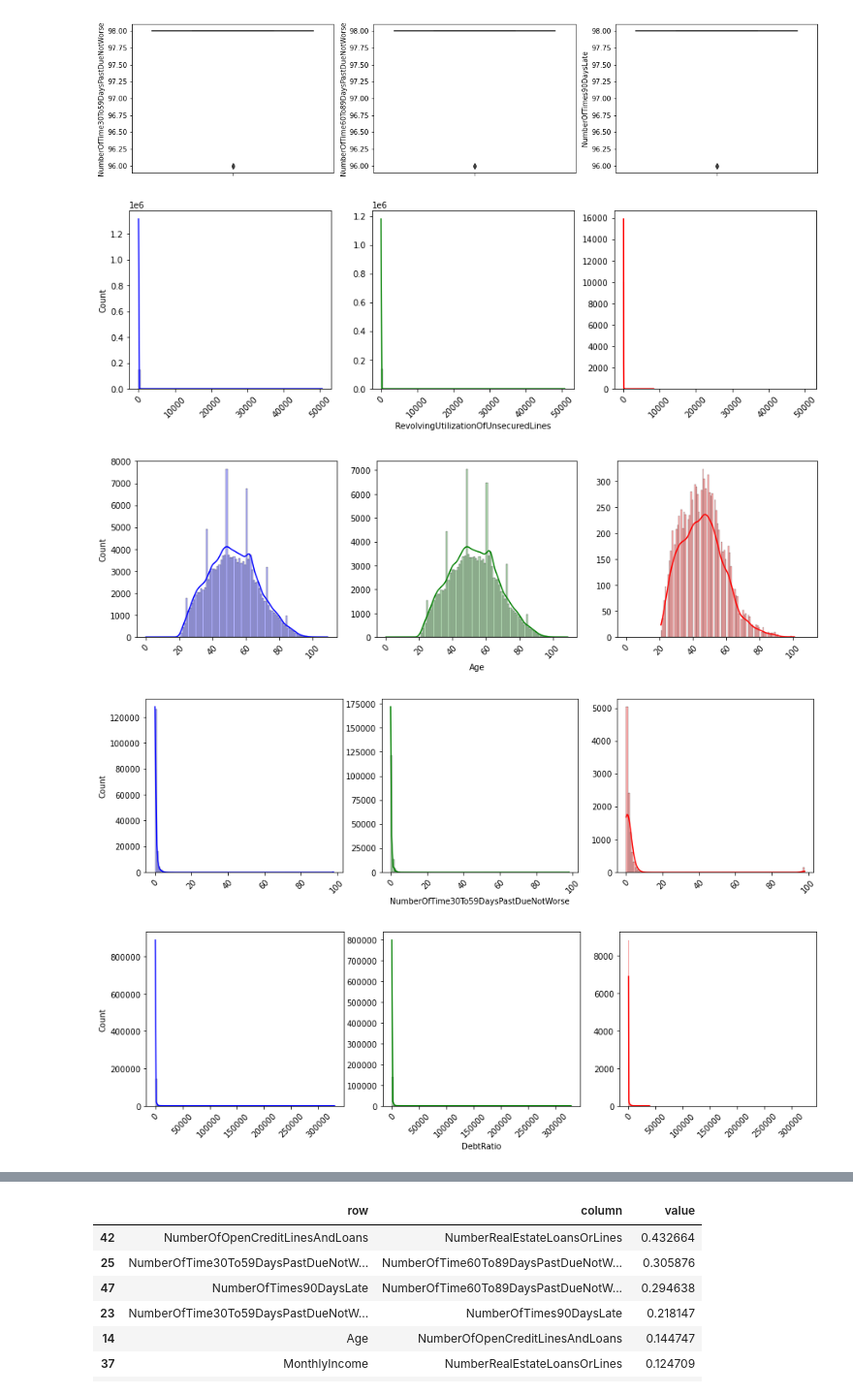
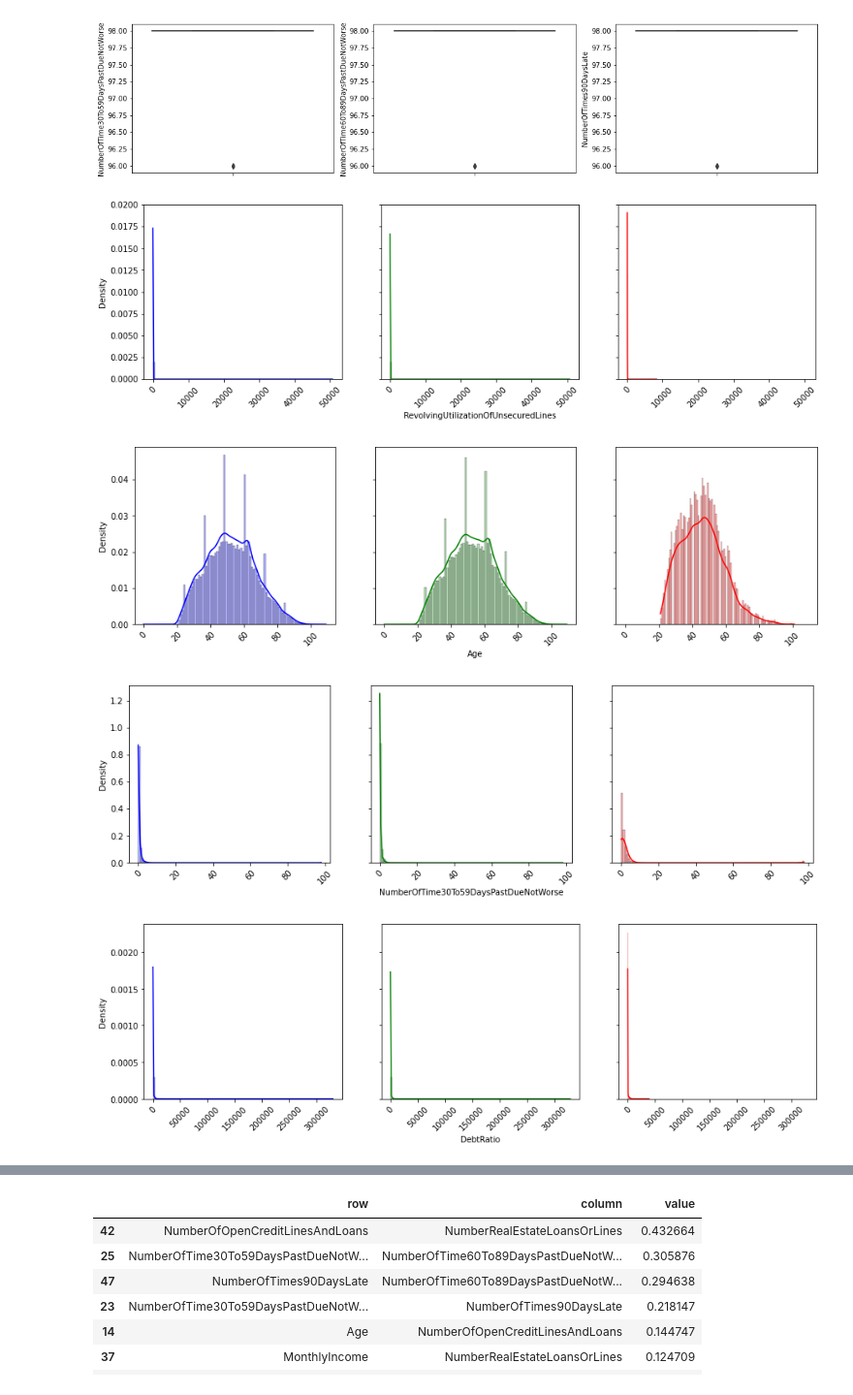
Before and after one commit to muqtafiakhmad/analysis-loan, a Jupyter notebook: profile.ipynb, the cells around one changed output, grey strips where cells are left out. Shown at 97% size. Cells and saved outputs as stored; diff of their text form; code cells hidden in the pictures.

```diff
--- a/profile.ipynb
+++ b/profile.ipynb
@@ -31,7 +31,7 @@ dataset.head()
 | 3 | 4 | 0 | 0.233810 | 30.0 | 0 | 0.036050 | ... |
 | 4 | 5 | 0 | 0.907239 | 49.0 | 1 | 0.024926 | ... |
 # %%
-dataset['Label'] = dataset.apply(lambda row: 'no_issue' if row['SeriousDlqin2yrs'] == 0 else 'fail', axis=1)
+dataset['Label'] = dataset.apply(lambda row: 'no' if row['SeriousDlqin2yrs'] == 0 else 'yes', axis=1)
 # %%
 bylabel = {}
 
@@ -44,8 +44,8 @@ no_issue  size  (139974, 14)
 # %%
 drawcolors = {
     'all':'blue',
-    'no_issue':'green',
-    'fail':'red'
+    'no':'green',
+    'yes':'red'
 }
 
 drawcolors
@@ -223,18 +231,18 @@ features
  'NumberOfDependents']
 # %%
 # draw boxplots
-# all vs no_issue vs fail
+# all vs "no" vs "yes"
 # 'curious' outliers
 #   NumberOfTime30To59DaysPastDueNotWorse
 #   NumberOfTimes90DaysLate
 #   NumberOfTime60To89DaysPastDueNotWorse
 
 for feature in features:
-    fig, axs = plt.subplots(1, 3, figsize=(15,4))
+    fig, axs = plt.subplots(1, 3, figsize=(15,4), sharey=True)
 
     sns.boxplot(y=dataset[feature], ax=axs[0], color=drawcolors['all'])
-    sns.boxplot(y=bylabel['no_issue'][feature], ax=axs[1], color=drawcolors['no_issue'])
-    sns.boxplot(y=bylabel['fail'][feature], ax=axs[2], color=drawcolors['fail'])
+    sns.boxplot(y=bylabel['no'][feature], ax=axs[1], color=drawcolors['no'])
+    sns.boxplot(y=bylabel['yes'][feature], ax=axs[2], color=drawcolors['yes'])
 
     axs[1].set_ylabel(None)
     axs[2].set_ylabel(None)
@@ -279,42 +287,28 @@ plt.show()
 [figure]
 # %%
 # draw histogram
-# from quick look at the distribution
-#   RevolvingUtilizationOfUnsecuredLines: range of "fail" is smaller
-#   Age:
-#     "no_issue" contains data in which Age < 20
-#     "fail" more concentrated on 20<=Age<=60
-#   NumberOfTime30To59DaysPastDueNotWorse: "fail" contains more cases in which value > 0
-#   DebtRatio: range of "fail" is smaller
-#   MonthlyIncome: range of "fail" is smaller, on the smaller end
-#   NumberOfOpenCreditLinesAndLoans: "fail" more concentrated on smaller value
-#   NumberOfTimes90DaysLate: "fail" contains more cases in which value > 0
-#   NumberRealEstateLoansOrLines: "fail" contains more cases in which value > 0
-#   NumberOfTime60To89DaysPastDueNotWorse: "fail" contains more cases in which value > 0
-#   NumberOfDependents: "no_issue" has more dependents
-
 for feature in features:
-    fig, axs = plt.subplots(1, 3, figsize=(15,4), sharex=True)
+    fig, axs = plt.subplots(1, 3, figsize=(15,4), sharex=True, sharey=True)
 
     sns.histplot(data=dataset, x=feature, color=drawcolors['all'],
-                 ax=axs[0], alpha=0.3, kde=True, bins=100)
-    sns.histplot(data=bylabel['no_issue'], x=feature, color=drawcolors['no_issue'],
-                 ax=axs[1], alpha=0.3, kde=True, bins=100)
-    sns.histplot(data=bylabel['fail'], x=feature, color=drawcolors['fail'],
-                 ax=axs[2], alpha=0.3, kde=True, bins=100)
+                 ax=axs[0], alpha=0.3, kde=True, bins=100, stat='density')
+    sns.histplot(data=bylabel['no'], x=feature, color=drawcolors['no'],
+                 ax=axs[1], alpha=0.3, kde=True, bins=100, stat='density')
+    sns.histplot(data=bylabel['yes'], x=feature, color=drawcolors['yes'],
+                 ax=axs[2], alpha=0.3, kde=True, bins=100, stat='density')
 
     axs[1].set_ylabel(None)
     axs[2].set_ylabel(None)
     axs[0].set_xlabel(None)
     axs[2].set_xlabel(None)
 
     axs[0].tick_params(axis='x', labelrotation=45)
     axs[1].tick_params(axis='x', labelrotation=45)
     axs[2].tick_params(axis='x', labelrotation=45)
 
     plt.show()
 # %% [output]
-[figure, old version]
+[figure, new version]
-[figure, old version]
+[figure, new version]
-[figure, old version]
+[figure, new version]
-[figure, old version]
+[figure, new version]
```
Also changed, not shown: parts of 28 cells of this notebook.
